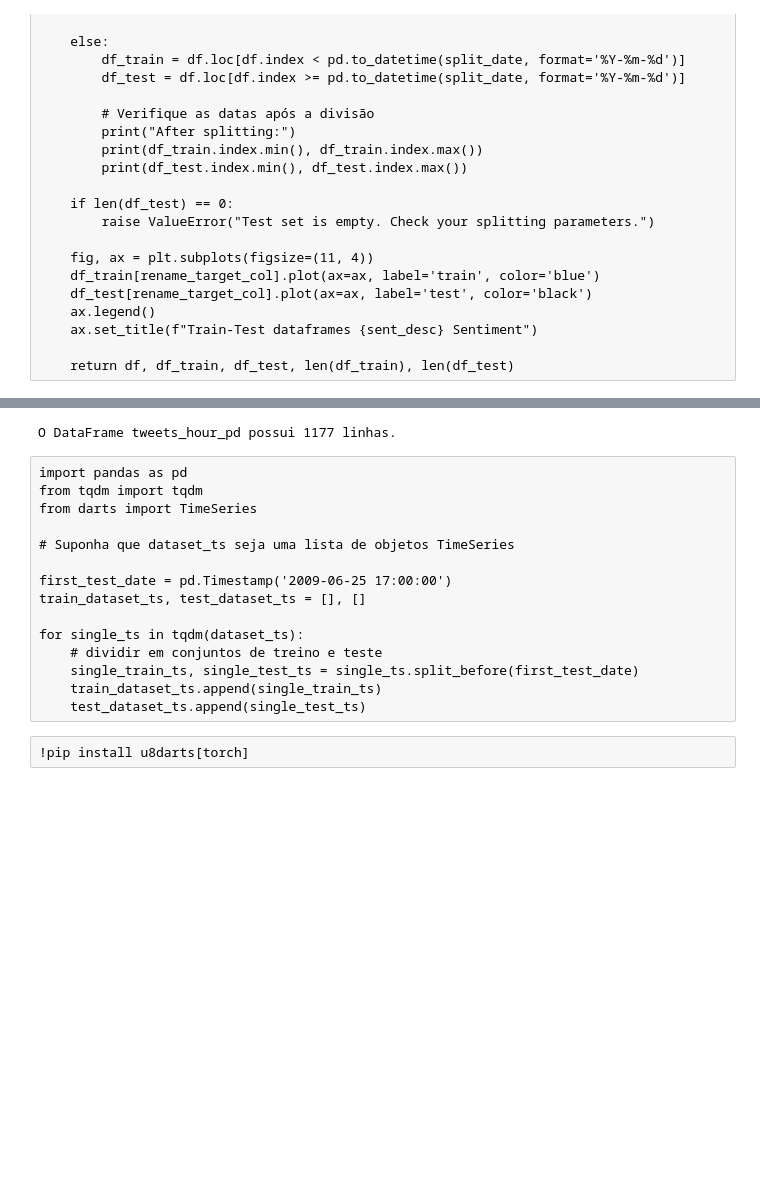
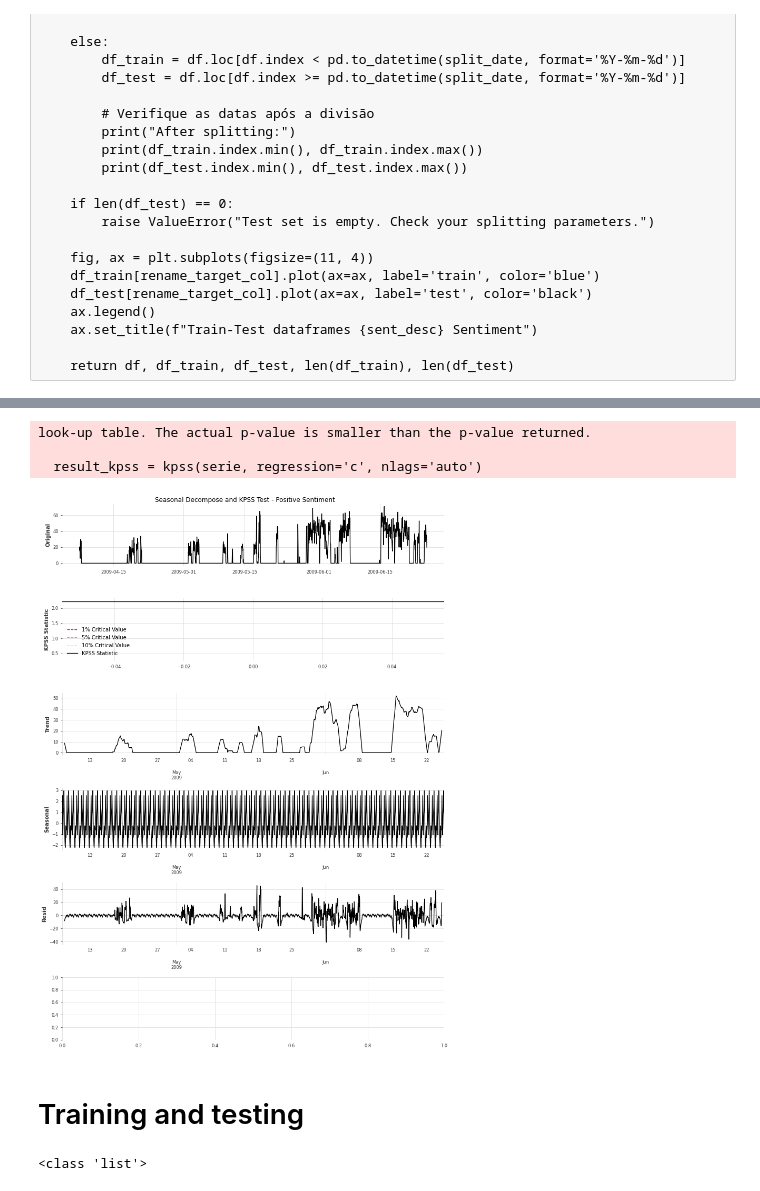
Before and after one commit to leticiacosta91/Winter-Repeat, a Jupyter notebook: Forecast.ipynb, the cells around one changed output, grey strips where cells are left out. Saved outputs shown, nothing was run; the diff lists cells and outputs as text; code cells hidden in the pictures; blank space fills up the shorter version.

```diff
--- a/Forecast.ipynb
+++ b/Forecast.ipynb
@@ -1046,20 +1007,0 @@ Série Temporal 2: 1319 valores nulos
-# %%
-num_rows = tweets_hour_pd.shape[0]
-print(f"O DataFrame tweets_hour_pd possui {num_rows} linhas.")
-# %% [output]
-O DataFrame tweets_hour_pd possui 1177 linhas.
-# %% [raw]
-import pandas as pd
-from tqdm import tqdm
-from darts import TimeSeries
-
-# Suponha que dataset_ts seja uma lista de objetos TimeSeries
-
-first_test_date = pd.Timestamp('2009-06-25 17:00:00')
-train_dataset_ts, test_dataset_ts = [], []
-
-for single_ts in tqdm(dataset_ts):
-    # dividir em conjuntos de treino e teste
-    single_train_ts, single_test_ts = single_ts.split_before(first_test_date)
-    train_dataset_ts.append(single_train_ts)
-    test_dataset_ts.append(single_test_ts)
@@ -1138,2 +1008,53 @@ def darts_kpi(prediction_series, test_series=test_dataset_ts):
-# %% [raw]
-!pip install u8darts[torch]
+# %%
+import pandas as pd
+import matplotlib.pyplot as plt
+from statsmodels.tsa.seasonal import seasonal_decompose
+from statsmodels.tsa.stattools import kpss
+
+# Supondo que 'target' seja a coluna que você deseja usar
+serie = tweets_hour_neg['target'].mean(axis=1)  # Média das colunas
+index = pd.date_range(start=tweets_hour_pos.index.min(), end=tweets_hour_pos.index.max(), freq='H')
+serie = pd.Series(serie.values, index=index)
+
+# Realizar o teste KPSS
+result_kpss = kpss(serie, regression='c', nlags='auto')
+
+# Realizar a decomposição sazonal
+result_decompose = seasonal_decompose(serie, model='additive')
+
+# Plotar os resultados
+fig, axs = plt.subplots(6, 1, figsize=(11, 15))
+
+# Plotar a série original
+axs[0].plot(serie, label='Original')
+axs[0].set_ylabel('Original')
+
+# Plotar o resultado do teste KPSS
+axs[1].plot(result_kpss[3]['1%'], label='1% Critical Value', linestyle='--', color='red')
+axs[1].plot(result_kpss[3]['5%'], label='5% Critical Value', linestyle='--', color='orange')
+axs[1].plot(result_kpss[3]['10%'], label='10% Critical Value', linestyle='--', color='yellow')
+axs[1].axhline(y=result_kpss[0], color='black', linestyle='-', label='KPSS Statistic')
+axs[1].set_ylabel('KPSS Statistic')
+axs[1].legend()
+
+# Plotar as componentes da decomposição sazonal
+result_decompose.trend.plot(ax=axs[2])
+axs[2].set_ylabel('Trend')
+result_decompose.seasonal.plot(ax=axs[3])
+axs[3].set_ylabel('Seasonal')
+result_decompose.resid.plot(ax=axs[4])
+axs[4].set_ylabel('Resid')
+
+# Adicionar título à figura
+fig.suptitle('Seasonal Decompose and KPSS Test - Positive Sentiment')
+
+# Ajustar layout e mostrar a figura
+plt.tight_layout()
+plt.show()
+# %% [output]
+look-up table. The actual p-value is smaller than the p-value returned.
+
+  result_kpss = kpss(serie, regression='c', nlags='auto')
+[figure, added]
+# %% [markdown]
+# Training and testing
@@ -1139,0 +1069,4 @@ def darts_kpi(prediction_series, test_series=test_dataset_ts):
+# %%
+print(type(dataset_ts))
+# %% [output]
+<class 'list'>
```
Also changed, not shown: parts of 60 cells of this notebook.
